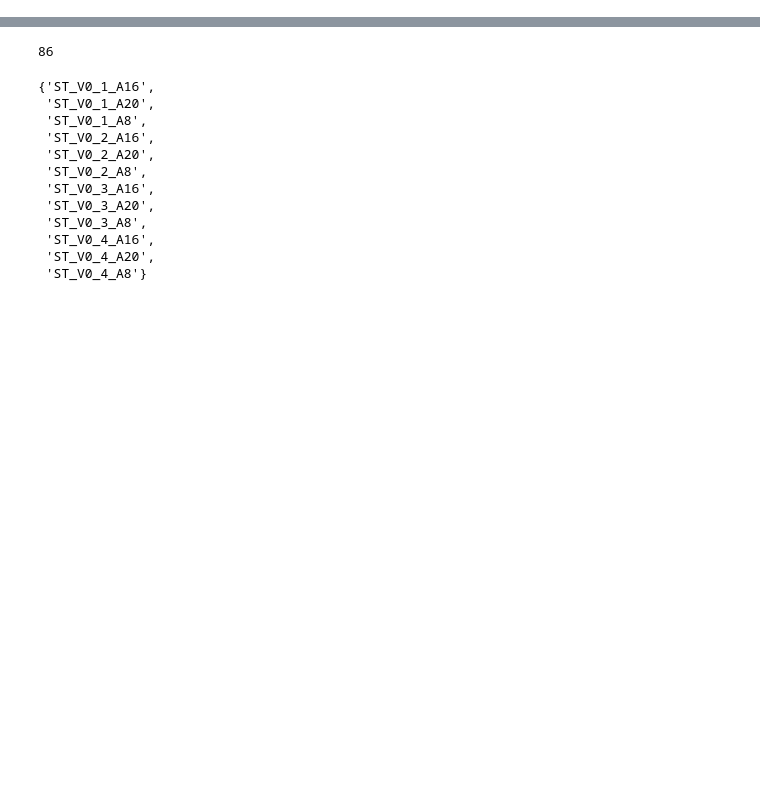
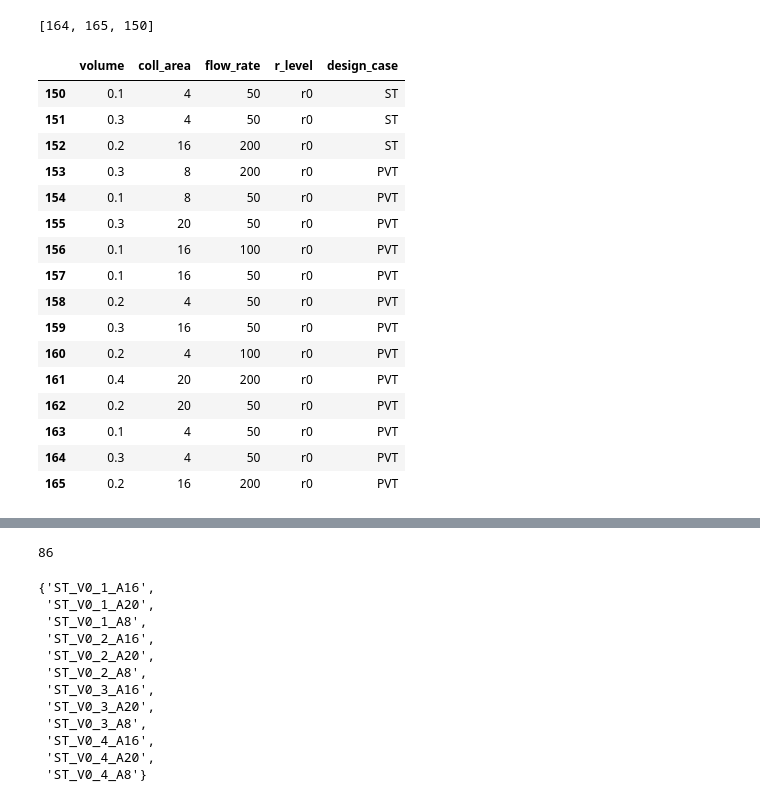
Before and after one commit to a-karanth/parametric_run, a Jupyter notebook: src/missed_sims.ipynb, the cells around one changed output, grey strips where cells are left out. Saved outputs shown, nothing was run; the diff lists cells and outputs as text; code cells hidden in the pictures; blank space fills up the shorter version.

```diff
--- a/src/missed_sims.ipynb
+++ b/src/missed_sims.ipynb
@@ -100,0 +139,19 @@ df.index = np.arange(len(df))
+# %%
+existing = pd.read_csv('list_of_inputs.csv',header=0)
+keys = existing.columns.values
+os.chdir(directory + sample_folder)
+df1 = pd.read_csv('morris_st_sample2.csv')
+df2 = pd.read_csv('morris_pvt_sample2.csv')
+df3 = pd.read_csv('morris_st_sample.csv')
+df4 = pd.read_csv('morris_pvt_sample.csv')
+dfnew = pd.concat([df1,df2,df3,df4])
+
+dfnew.index = np.arange(len(dfnew))
+
+dfnew = dfnew.drop_duplicates()
+dfnew.index = np.arange(len(dfnew))
+
+df=pd.merge(dfnew, existing, how='outer', indicator=True)
+#df = df[df['_merge'] == 'left_only']
+#df.drop(columns=['_merge'], inplace=True)
+#df.index = np.arange(len(df))
@@ -124,0 +200,26 @@ df
+# %%
+x = list(sim_results['lab'])
+y = list(dfnew.index)
+list(set(y)-set(x))
+# %% [output]
+[164, 165, 150]
+# %%
+dfnew.iloc[150:166]
+# %% [output]
+|  | volume | coll_area | flow_rate | r_level | design_case |
+| 150 | 0.1 | 4 | 50 | r0 | ST |
+| 151 | 0.3 | 4 | 50 | r0 | ST |
+| 152 | 0.2 | 16 | 200 | r0 | ST |
+| 153 | 0.3 | 8 | 200 | r0 | PVT |
+| 154 | 0.1 | 8 | 50 | r0 | PVT |
+| 155 | 0.3 | 20 | 50 | r0 | PVT |
+| 156 | 0.1 | 16 | 100 | r0 | PVT |
+| 157 | 0.1 | 16 | 50 | r0 | PVT |
+| 158 | 0.2 | 4 | 50 | r0 | PVT |
+| 159 | 0.3 | 16 | 50 | r0 | PVT |
+| 160 | 0.2 | 4 | 100 | r0 | PVT |
+| 161 | 0.4 | 20 | 200 | r0 | PVT |
+| 162 | 0.2 | 20 | 50 | r0 | PVT |
+| 163 | 0.1 | 4 | 50 | r0 | PVT |
+| 164 | 0.3 | 4 | 50 | r0 | PVT |
+| 165 | 0.2 | 16 | 200 | r0 | PVT |
```
Also changed, not shown: parts of 21 cells of this notebook.
